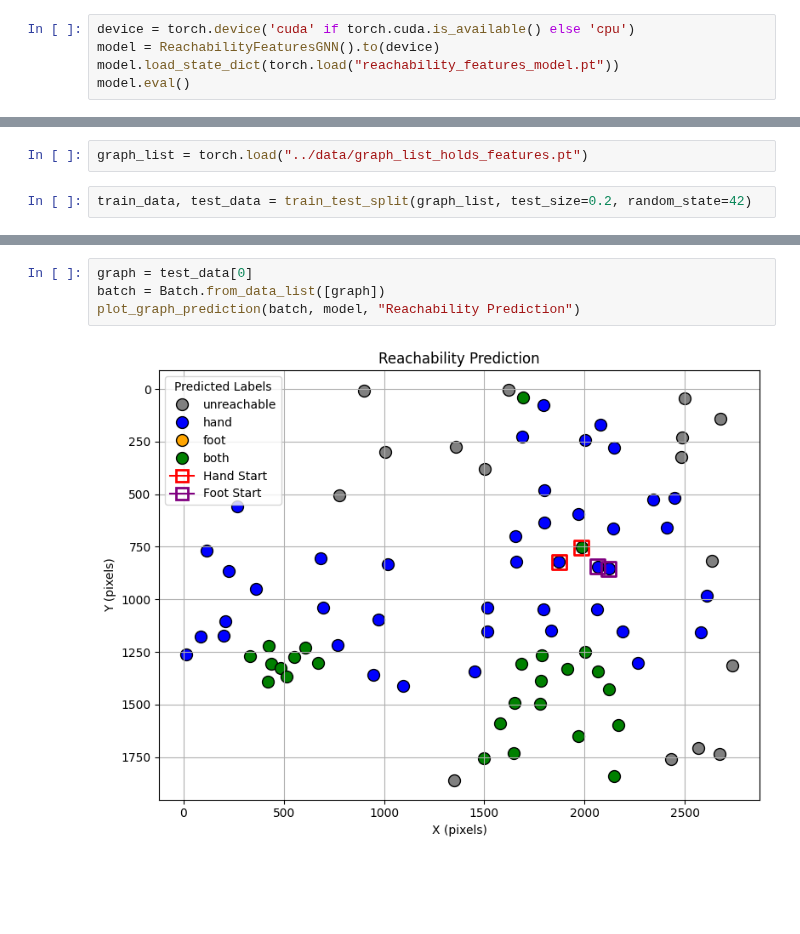
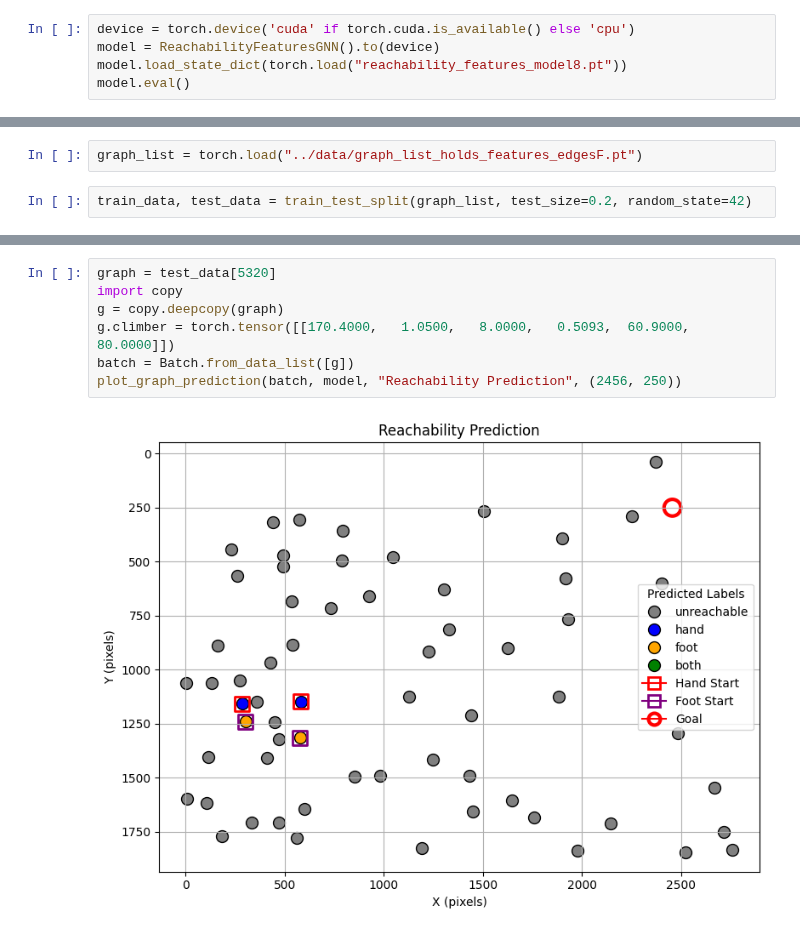
Before and after one commit to Alger3/Climbing_Model, a Jupyter notebook: model/reachability_features_gnn.ipynb, the cells around one changed output, grey strips where cells are left out. Cells and saved outputs as stored; diff of their text form; blank space fills up the shorter version.

```diff
--- a/model/reachability_features_gnn.ipynb
+++ b/model/reachability_features_gnn.ipynb
@@ -194,7 +194,7 @@ weighted avg       0.99      0.99      0.99    327018
 # %%
 device = torch.device('cuda' if torch.cuda.is_available() else 'cpu')
 model = ReachabilityFeaturesGNN().to(device)
-model.load_state_dict(torch.load("reachability_features_model.pt"))
+model.load_state_dict(torch.load("reachability_features_model8.pt"))
 model.eval()
 # %% [output]
 ReachabilityFeaturesGNN(
@@ -215,7 +215,7 @@ ReachabilityFeaturesGNN(
   )
 )
 # %%
-graph_list = torch.load("../data/graph_list_holds_features.pt")
+graph_list = torch.load("../data/graph_list_holds_features_edgesF.pt")
 # %%
 train_data, test_data = train_test_split(graph_list, test_size=0.2, random_state=42)
 # %%
@@ -275,6 +275,9 @@ weighted avg       0.77      0.48      0.54   1756173
 # %%
-graph = test_data[0]
-batch = Batch.from_data_list([graph])
-plot_graph_prediction(batch, model, "Reachability Prediction")
+graph = test_data[5320]
+import copy
+g = copy.deepcopy(graph)
+g.climber = torch.tensor([[170.4000,   1.0500,   8.0000,   0.5093,  60.9000,  80.0000]])
+batch = Batch.from_data_list([g])
+plot_graph_prediction(batch, model, "Reachability Prediction", (2456, 250))
 # %% [output]
-[figure, old version]
+[figure, new version]
```
Also changed, not shown: parts of 10 cells of this notebook, 2 other files.
